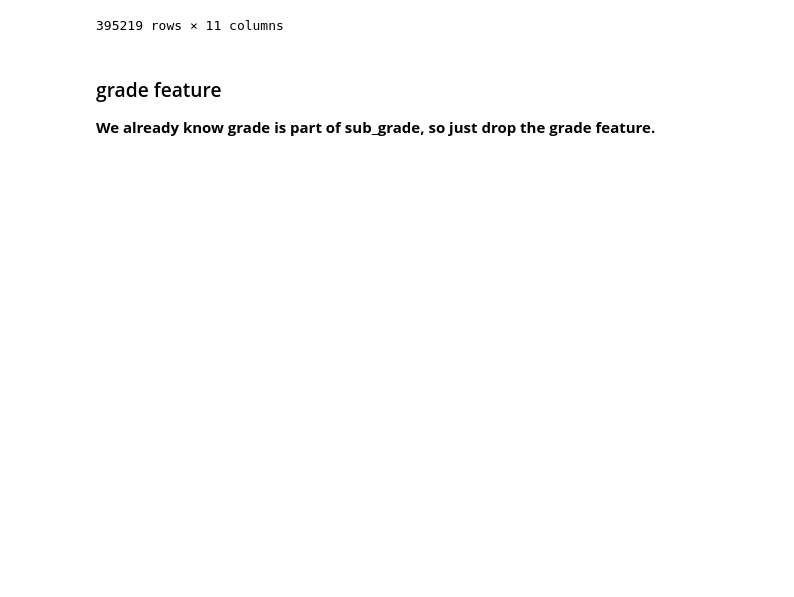
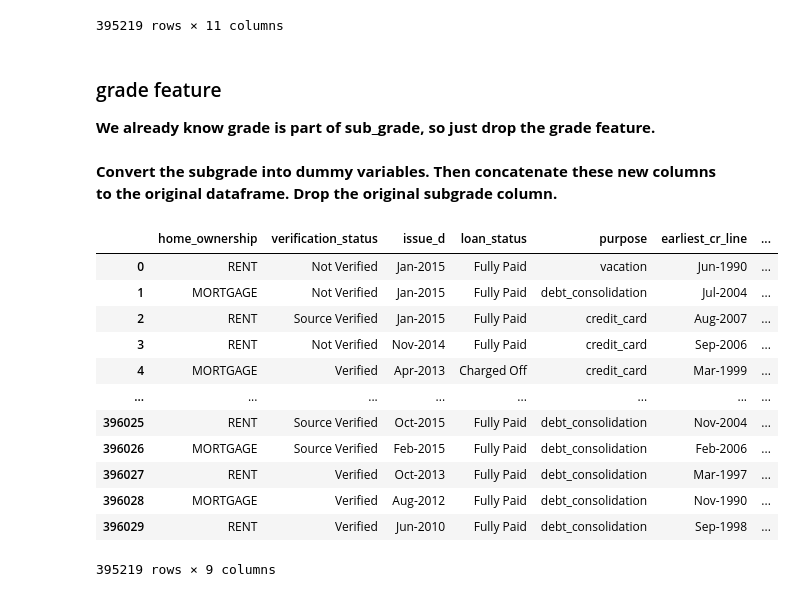
Before and after one commit to SKR18156592/Lendingclub-risk-prediction, a Jupyter notebook: lendingclub_loan_default_keras.ipynb, the cells around one changed output. Cells and saved outputs as stored; diff of their text form; code cells hidden in the pictures; blank space fills up the shorter version.

Commit message:
modify all categorical columns

```diff
--- a/lendingclub_loan_default_keras.ipynb
+++ b/lendingclub_loan_default_keras.ipynb
@@ -762,3 +762,25 @@ df.select_dtypes(['object'])
 **We already know grade is part of sub_grade, so just drop the grade feature.**
 # %%
 df = df.drop('grade',axis=1)
+# %% [markdown]
+**Convert the subgrade into dummy variables. Then concatenate these new columns to the original dataframe. Drop the original subgrade column.**
+# %%
+subgrade_dummies = pd.get_dummies(df['sub_grade'],drop_first=True)
+# %%
+df = pd.concat([df.drop('sub_grade',axis=1),subgrade_dummies],axis=1)
+# %%
+df.select_dtypes(['object'])
+# %% [output]
+|  | home_ownership | verification_status | issue_d | loan_status | purpose | earliest_cr_line | ... |
+| 0 | RENT | Not Verified | Jan-2015 | Fully Paid | vacation | Jun-1990 | ... |
+| 1 | MORTGAGE | Not Verified | Jan-2015 | Fully Paid | debt_consolidation | Jul-2004 | ... |
+| 2 | RENT | Source Verified | Jan-2015 | Fully Paid | credit_card | Aug-2007 | ... |
+| 3 | RENT | Not Verified | Nov-2014 | Fully Paid | credit_card | Sep-2006 | ... |
+| 4 | MORTGAGE | Verified | Apr-2013 | Charged Off | credit_card | Mar-1999 | ... |
+| ... | ... | ... | ... | ... | ... | ... | ... |
+| 396025 | RENT | Source Verified | Oct-2015 | Fully Paid | debt_consolidation | Nov-2004 | ... |
+| 396026 | MORTGAGE | Source Verified | Feb-2015 | Fully Paid | debt_consolidation | Feb-2006 | ... |
+| 396027 | RENT | Verified | Oct-2013 | Fully Paid | debt_consolidation | Mar-1997 | ... |
+| 396028 | MORTGAGE | Verified | Aug-2012 | Fully Paid | debt_consolidation | Nov-1990 | ... |
+| 396029 | RENT | Verified | Jun-2010 | Fully Paid | debt_consolidation | Sep-1998 | ... |
+395219 rows × 9 columns
```
Also changed, not shown: parts of 17 cells of this notebook.
